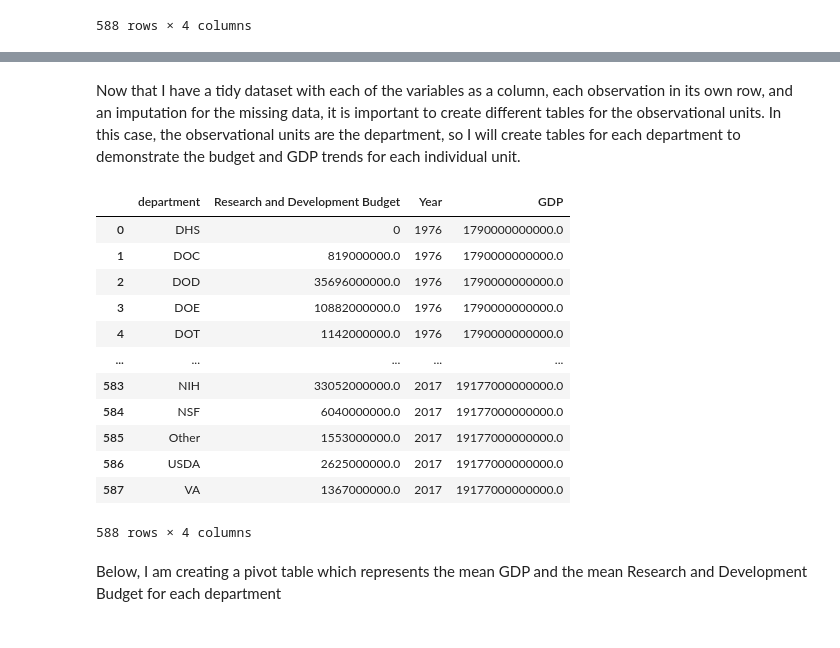
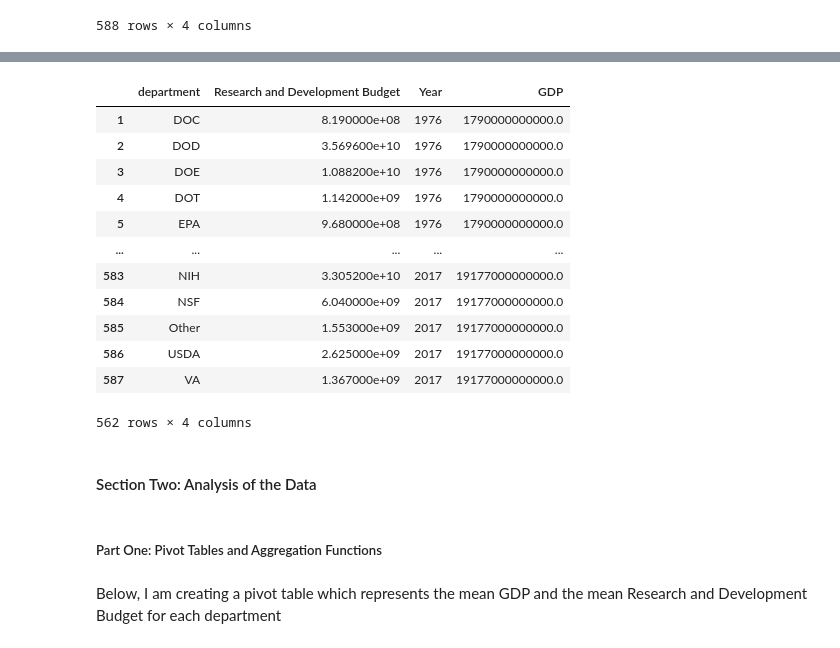
Before and after one commit to julia-dunn/DUNN-Python-Portfolio, a Jupyter notebook: TidyData-Project/main.ipynb, the cells around one changed output, grey strips where cells are left out. Saved outputs shown, nothing was run; the diff lists cells and outputs as text; code cells hidden in the pictures.

```diff
--- a/TidyData-Project/main.ipynb
+++ b/TidyData-Project/main.ipynb
@@ -77,21 +66,24 @@ df_fedrd_melted_tidy
-# %% [markdown]
-Now that I have a tidy dataset with each of the variables as a column, each observation in its own row, and an imputation for the missing data, it is important to create different tables for the observational units. In this case, the observational units are the department, so I will create tables for each department to demonstrate the budget and GDP trends for each individual unit.
-# %%
-df_fedrd_melted_tidy # ask how to make tables for each department
-# %% [output]
-|  | department | Research and Development Budget | Year | GDP |
-| 0 | DHS | 0 | 1976 | 1790000000000.0 |
-| 1 | DOC | 819000000.0 | 1976 | 1790000000000.0 |
-| 2 | DOD | 35696000000.0 | 1976 | 1790000000000.0 |
-| 3 | DOE | 10882000000.0 | 1976 | 1790000000000.0 |
-| 4 | DOT | 1142000000.0 | 1976 | 1790000000000.0 |
-| ... | ... | ... | ... | ... |
-| 583 | NIH | 33052000000.0 | 2017 | 19177000000000.0 |
-| 584 | NSF | 6040000000.0 | 2017 | 19177000000000.0 |
-| 585 | Other | 1553000000.0 | 2017 | 19177000000000.0 |
-| 586 | USDA | 2625000000.0 | 2017 | 19177000000000.0 |
-| 587 | VA | 1367000000.0 | 2017 | 19177000000000.0 |
-588 rows × 4 columns
+# %%
+df_fedrd_melted_tidy = df_fedrd_melted_tidy.dropna() # .dropna() removes all of the null values from the data frame
+df_fedrd_melted_tidy
+# %% [output]
+|  | department | Research and Development Budget | Year | GDP |
+| 1 | DOC | 8.190000e+08 | 1976 | 1790000000000.0 |
+| 2 | DOD | 3.569600e+10 | 1976 | 1790000000000.0 |
+| 3 | DOE | 1.088200e+10 | 1976 | 1790000000000.0 |
+| 4 | DOT | 1.142000e+09 | 1976 | 1790000000000.0 |
+| 5 | EPA | 9.680000e+08 | 1976 | 1790000000000.0 |
+| ... | ... | ... | ... | ... |
+| 583 | NIH | 3.305200e+10 | 2017 | 19177000000000.0 |
+| 584 | NSF | 6.040000e+09 | 2017 | 19177000000000.0 |
+| 585 | Other | 1.553000e+09 | 2017 | 19177000000000.0 |
+| 586 | USDA | 2.625000e+09 | 2017 | 19177000000000.0 |
+| 587 | VA | 1.367000e+09 | 2017 | 19177000000000.0 |
+562 rows × 4 columns
+# %% [markdown]
+#### Section Two: Analysis of the Data
+# %% [markdown]
+##### Part One: Pivot Tables and Aggregation Functions
 # %% [markdown]
 Below, I am creating a pivot table which represents the mean GDP and the mean Research and Development Budget for each department
 # %% [markdown]
```
Also changed, not shown: parts of 12 cells of this notebook, 1 other file.
